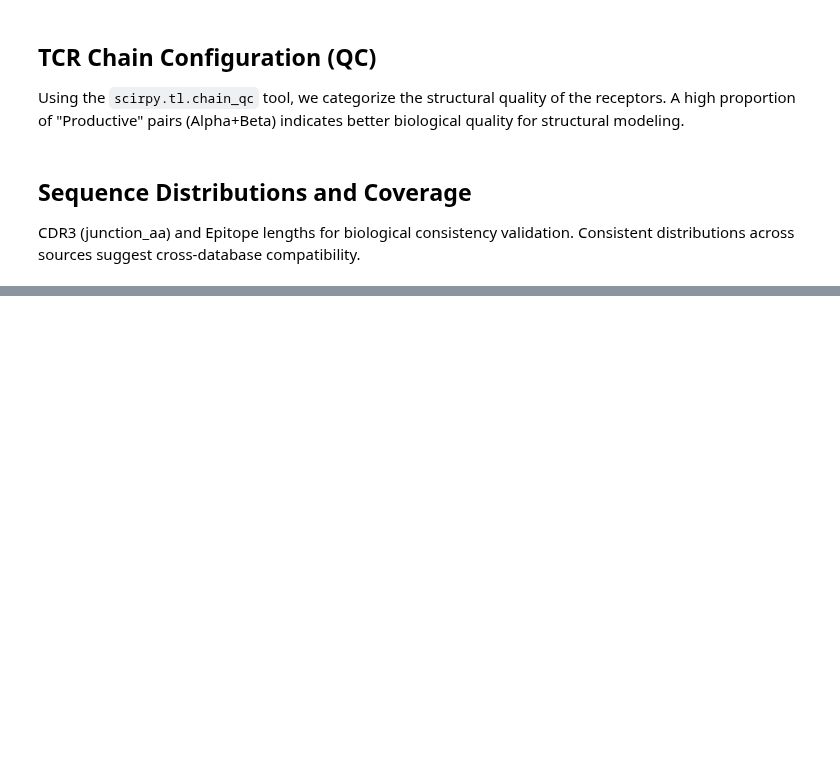
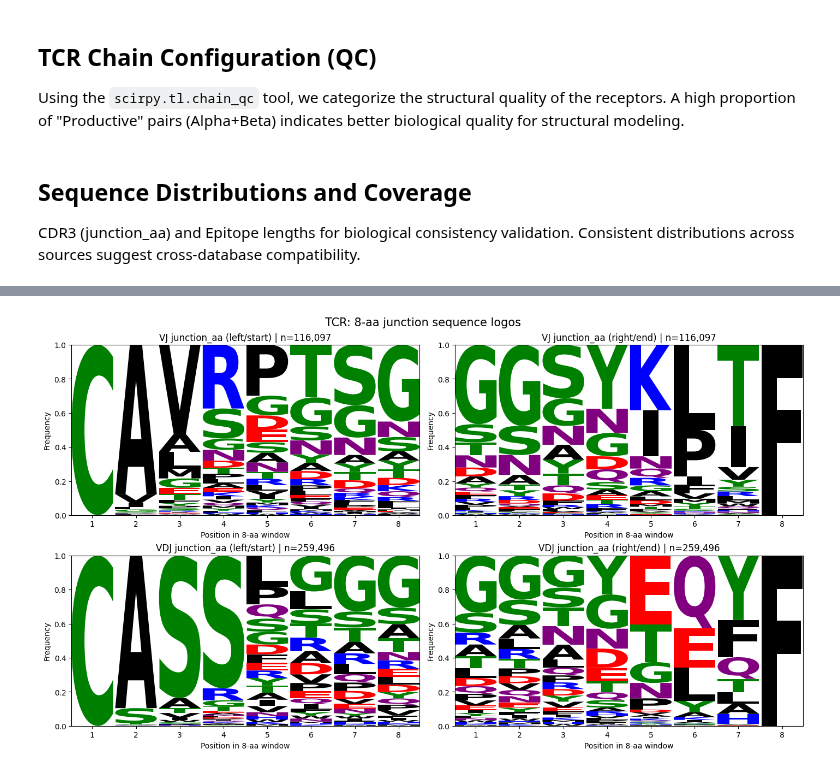
Before and after one commit to biocypher/iggytop, a Jupyter notebook: docs/source/notebooks/database_summary.ipynb, the cells around one changed output, grey strips where cells are left out. Drawn from its saved outputs; the diff is of its cells as text; code cells hidden in the pictures; blank space fills up the shorter version.

```diff
--- a/docs/source/notebooks/database_summary.ipynb
+++ b/docs/source/notebooks/database_summary.ipynb
@@ -255,0 +303,80 @@ fig_ept.show()
+# %%
+import matplotlib.pyplot as plt
+import logomaker
+
+WINDOW = 8
+
+with ir.get.airr_context(adata_dedup, ['junction_aa', 'locus'], chain=['VJ_1', 'VDJ_1']) as m:
+    df_logo = m.obs.copy()
+
+tcr_vj_loci = {'TRA', 'TRG'}
+tcr_vdj_loci = {'TRB', 'TRD'}
+bcr_vj_loci = {'IGK', 'IGL'}
+bcr_vdj_loci = {'IGH'}
+
+mask_tcr = df_logo['VJ_1_locus'].isin(tcr_vj_loci) | df_logo['VDJ_1_locus'].isin(tcr_vdj_loci)
+mask_bcr = df_logo['VJ_1_locus'].isin(bcr_vj_loci) | df_logo['VDJ_1_locus'].isin(bcr_vdj_loci)
+
+def _clean_seq(x):
+    if pd.isna(x):
+        return None
+    s = str(x).strip().upper()
+    if s in {'', 'NONE', 'NAN'}:
+        return None
+    return s
+
+def extract_window_sequences(series, side='left', window=8):
+    seqs = []
+    for x in series:
+        s = _clean_seq(x)
+        if s is None:
+            continue
+        if side == 'left':
+            w = s[:window].ljust(window, '-')
+        else:
+            w = s[-window:].rjust(window, '-')
+        seqs.append(w)
+    return seqs
+
+def plot_logo(ax, sequences, title):
+    if len(sequences) == 0:
+        ax.text(0.5, 0.5, 'No sequences available', ha='center', va='center', fontsize=11)
+        ax.set_axis_off()
+        return
+
+    count_matrix = logomaker.alignment_to_matrix(
+        sequences=sequences,
+        to_type='counts',
+        characters_to_ignore='-'
+    )
+
+    probs = count_matrix.div(count_matrix.sum(axis=1).replace(0, np.nan), axis=0).fillna(0.0)
+    logomaker.Logo(probs, ax=ax, color_scheme='chemistry')
+
+    ax.set_title(title)
+    ax.set_ylabel('Frequency')
+    ax.set_xlabel('Position in 8-aa window')
+    ax.set_ylim(0, 1.0)
+    ax.set_xticks(range(WINDOW))
+    ax.set_xticklabels([str(i + 1) for i in range(WINDOW)])
+
+def plot_receptor_logo_panel(df_sub, receptor_name):
+    fig, axes = plt.subplots(2, 2, figsize=(14, 8), constrained_layout=True)
+    configs = [
+        ('VJ_1_junction_aa', 'left',  'VJ junction_aa (left/start)'),
+        ('VJ_1_junction_aa', 'right', 'VJ junction_aa (right/end)'),
+        ('VDJ_1_junction_aa', 'left',  'VDJ junction_aa (left/start)'),
+        ('VDJ_1_junction_aa', 'right', 'VDJ junction_aa (right/end)'),
+    ]
+
+    for ax, (col, side, label) in zip(axes.flat, configs):
+        seqs = extract_window_sequences(df_sub[col], side=side, window=WINDOW)
+        plot_logo(ax, seqs, f"{label} | n={len(seqs):,}")
+
+    fig.suptitle(f"{receptor_name}: 8-aa junction sequence logos", fontsize=15)
+    plt.show()
+
+plot_receptor_logo_panel(df_logo.loc[mask_tcr], 'TCR')
+plot_receptor_logo_panel(df_logo.loc[mask_bcr], 'BCR')
+# %% [output]
+[figure, added]
```
Also changed, not shown: parts of 5 cells of this notebook.
